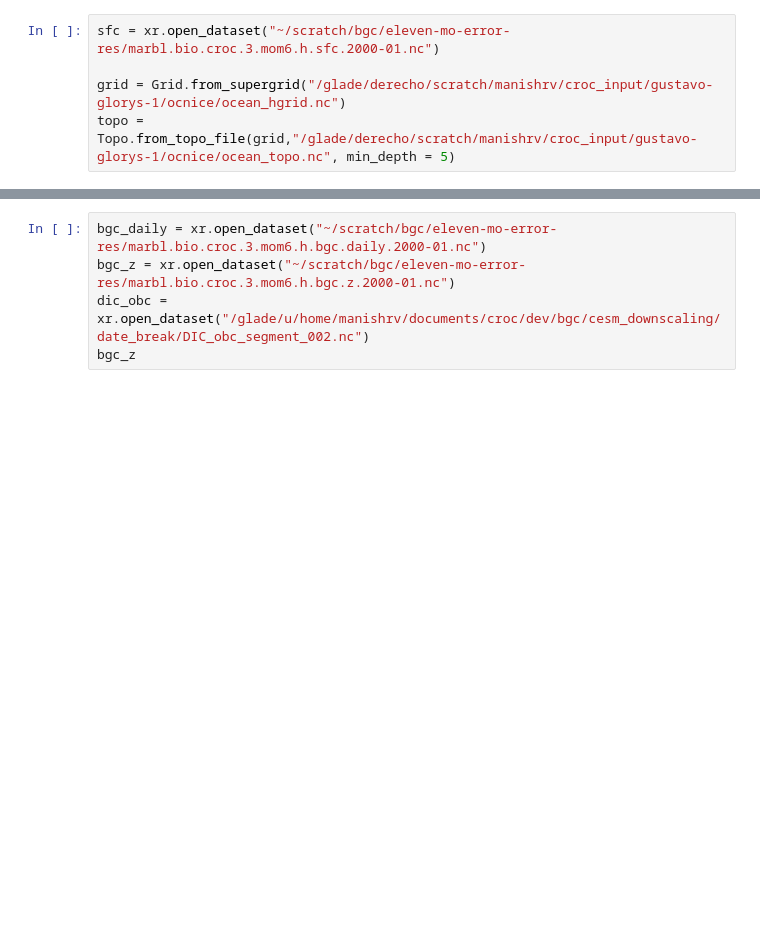
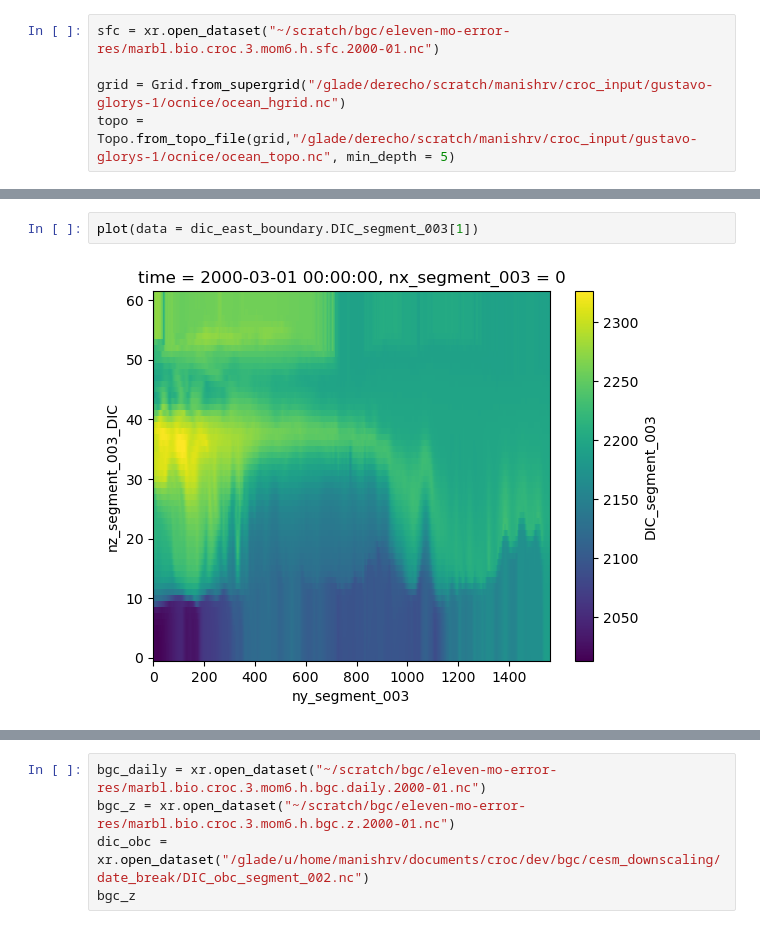
Before and after one commit to CROCODILE-CESM/nwa12_v0, a Jupyter notebook: dev/bgc/cesm_downscaling/diff_the_datasets.ipynb, the cells around one changed output, grey strips where cells are left out. Cells and saved outputs as stored; diff of their text form; blank space fills up the shorter version.

```diff
--- a/dev/bgc/cesm_downscaling/diff_the_datasets.ipynb
+++ b/dev/bgc/cesm_downscaling/diff_the_datasets.ipynb
@@ -16,0 +37,4 @@ topo = Topo.from_topo_file(grid,"/glade/derecho/scratch/manishrv/croc_input/gust
+# %%
+plot(data = dic_east_boundary.DIC_segment_003[1])
+# %% [output]
+[figure, added]
```
Also changed, not shown: parts of 23 cells of this notebook, 19 other files.
